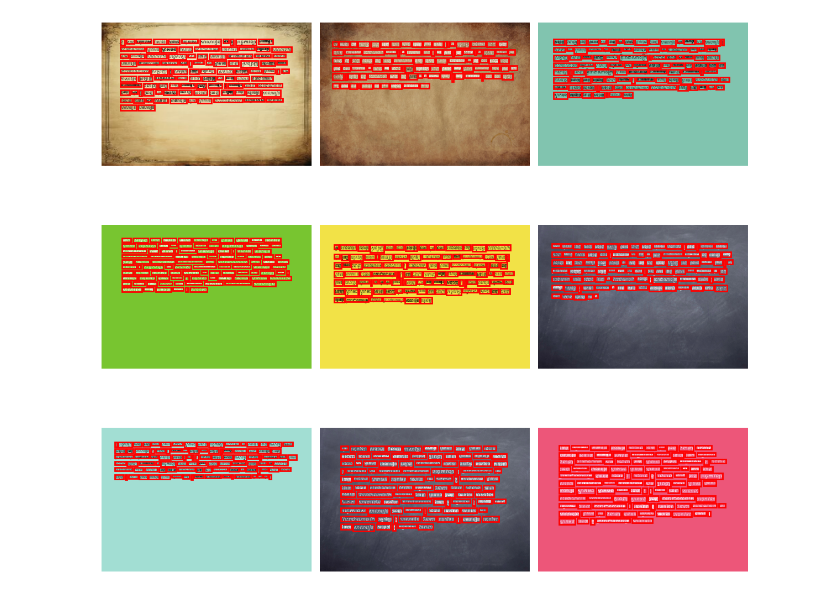
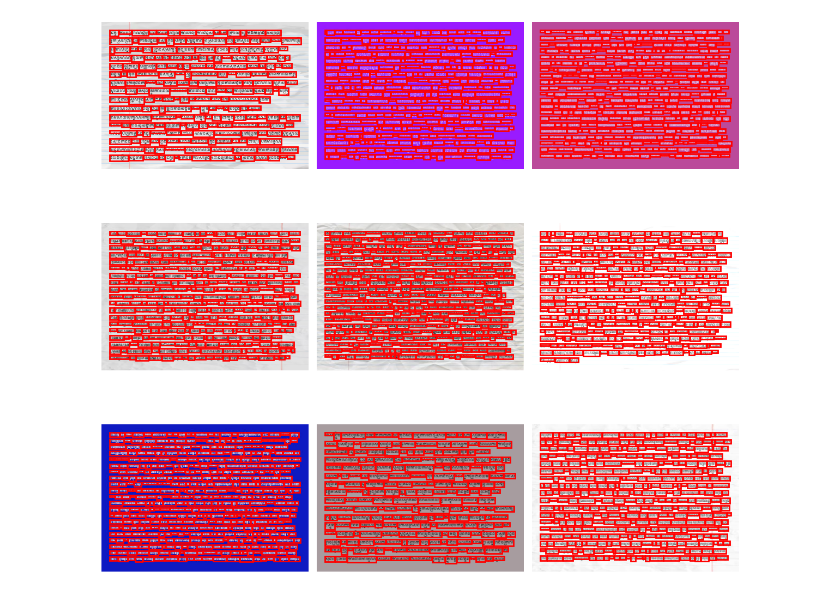
Before and after one commit to PhonSobon/synthetic-data-generation-for-computer-vision, a Jupyter notebook: test.ipynb, the cells around one changed output. Cells and saved outputs as stored; diff of their text form; code cells hidden in the pictures.

```diff
--- a/test.ipynb
+++ b/test.ipynb
@@ -64,7 +64,7 @@ def display_images_in_grid(image_dir, label_dir, start_index=0):
 # %%
 # Example usage
 image_dir = "synthetic_images"
 label_dir = "synthetic_labels"
-display_images_in_grid(image_dir, label_dir, start_index=0)
+display_images_in_grid(image_dir, label_dir, start_index=7608)
 # %% [output]
-[figure, old version]
+[figure, new version]
```
Also changed, not shown: 7 other files.
